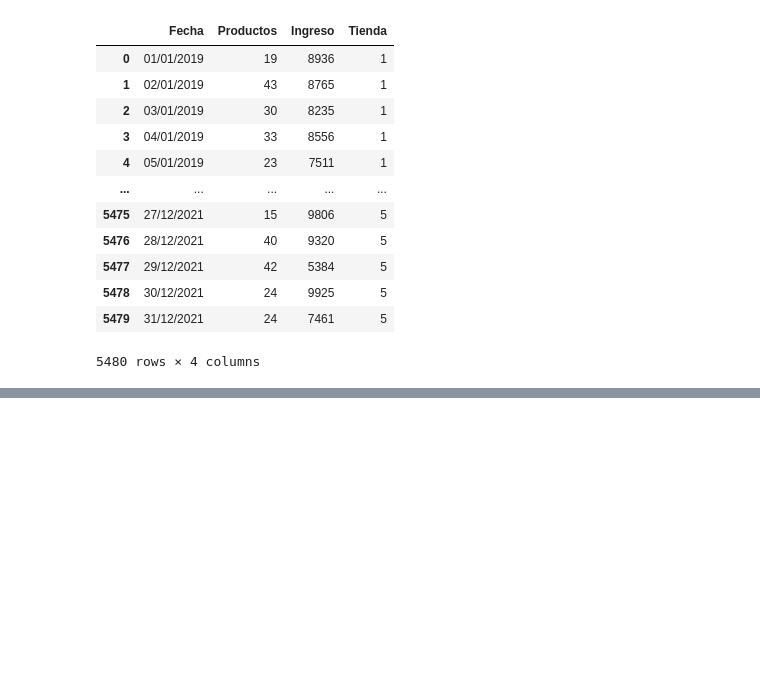
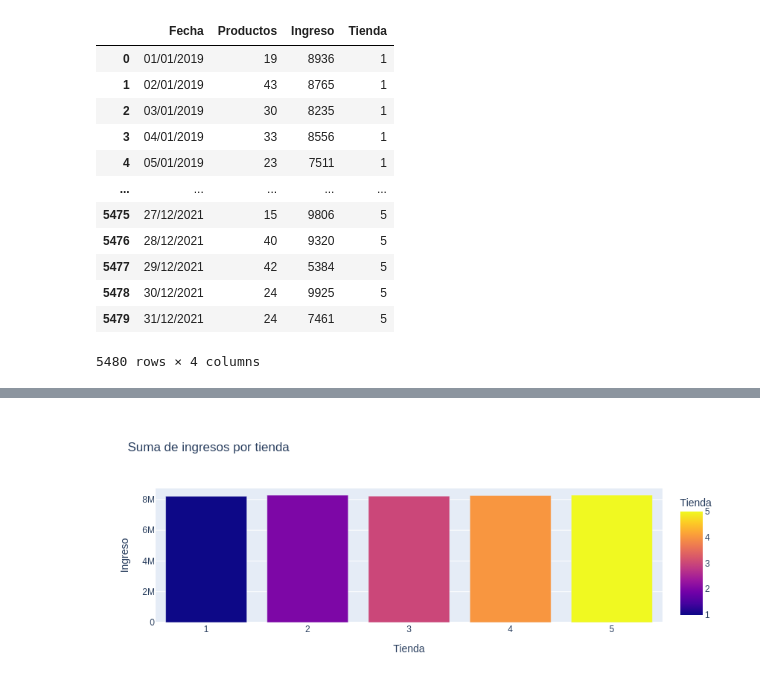
Before and after one commit to nacholandin/informe-ventas, a Jupyter notebook: Informe.ipynb, the cells around one changed output, grey strips where cells are left out. Saved outputs shown, nothing was run; the diff lists cells and outputs as text; code cells hidden in the pictures; blank space fills up the shorter version.

```diff
--- a/Informe.ipynb
+++ b/Informe.ipynb
@@ -20,0 +127,8 @@ df
+# %%
+ingreso_por_tienda = df.groupby('Tienda')['Ingreso'].sum().reset_index()
+ingreso_por_tienda_año = df.groupby(['Tienda', 'año'])['Ingreso'].sum().reset_index()
+# %%
+fig3 = px.bar(ingreso_por_tienda, x='Tienda', y='Ingreso', color= 'Tienda', title='Suma de ingresos por tienda')
+fig3.show()
+# %% [output]
+[figure, added]
```
Also changed, not shown: parts of 20 cells of this notebook, 1 other file.
